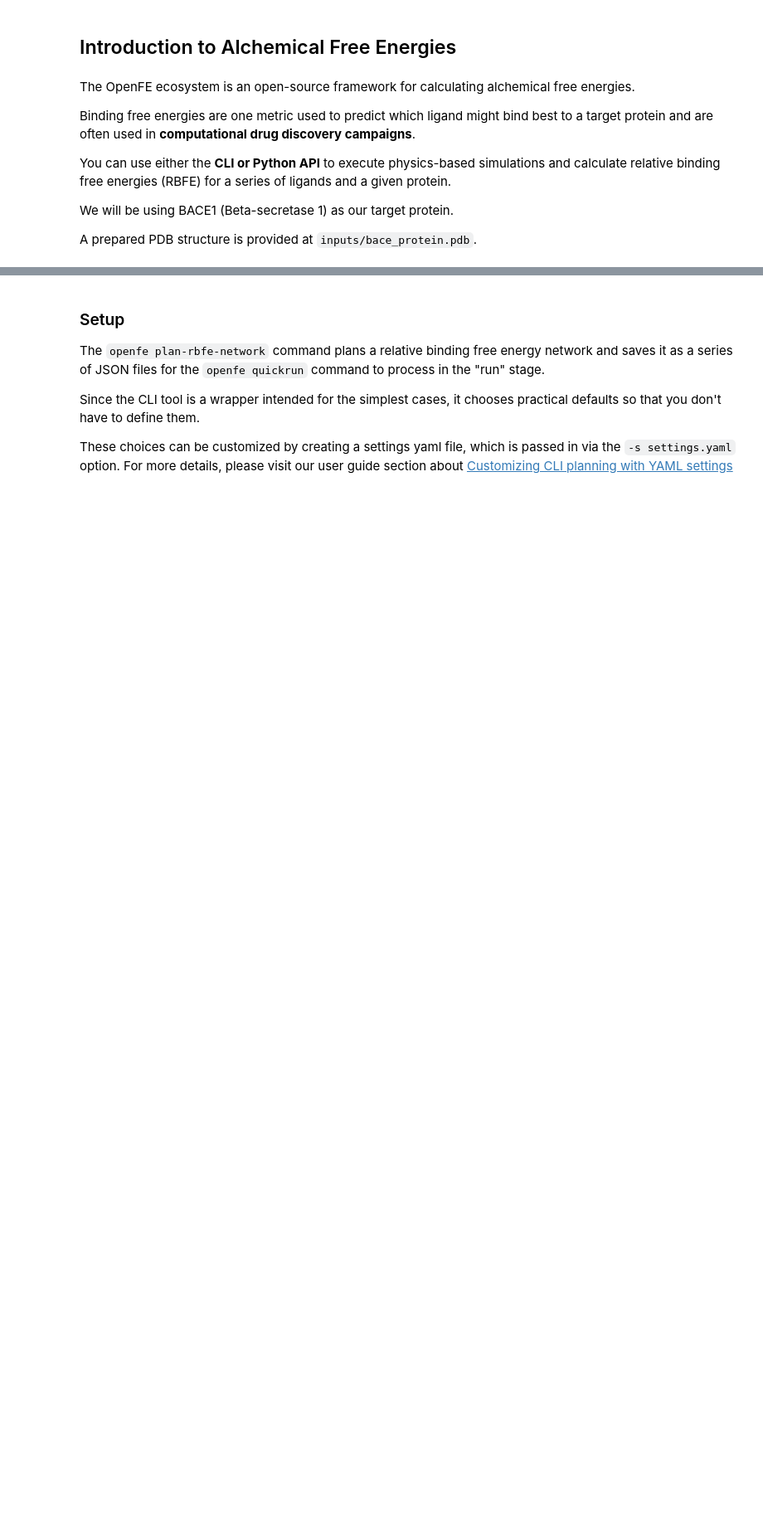
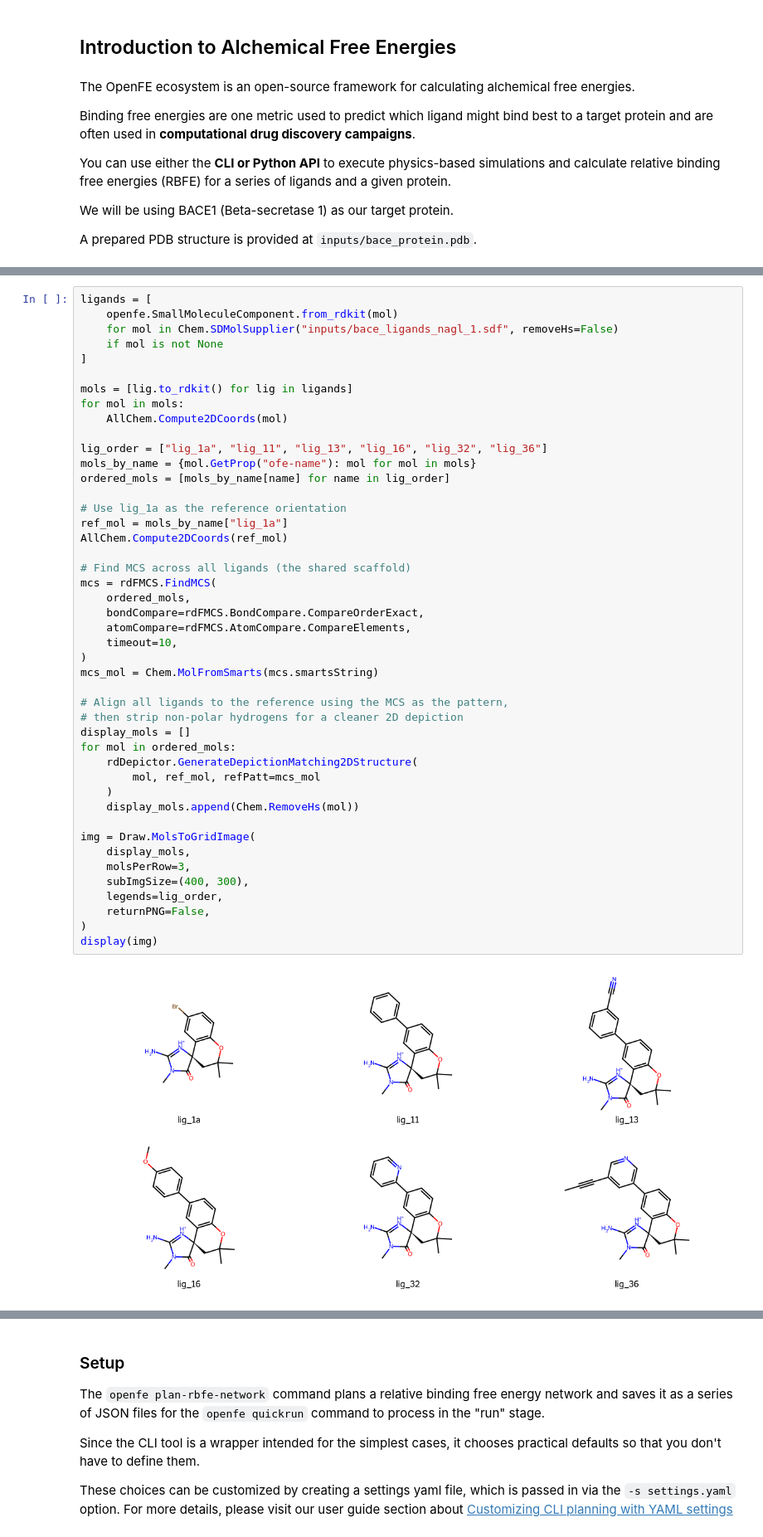
Before and after one commit to OpenFreeEnergy/openfe-demo, a Jupyter notebook: src/openfe_demo.ipynb, the cells around one changed output, grey strips where cells are left out. Shown at 83% size. Cells and saved outputs as stored; diff of their text form; blank space fills up the shorter version.

```diff
--- a/src/openfe_demo.ipynb
+++ b/src/openfe_demo.ipynb
@@ -39 +73,48 @@ _Start with one ligand as a reasonable known starting point, and explore a serie
+# %%
+ligands = [
+    openfe.SmallMoleculeComponent.from_rdkit(mol)
+    for mol in Chem.SDMolSupplier("inputs/bace_ligands_nagl_1.sdf", removeHs=False)
+    if mol is not None
+]
+
+mols = [lig.to_rdkit() for lig in ligands]
+for mol in mols:
+    AllChem.Compute2DCoords(mol)
+
+lig_order = ["lig_1a", "lig_11", "lig_13", "lig_16", "lig_32", "lig_36"]
+mols_by_name = {mol.GetProp("ofe-name"): mol for mol in mols}
+ordered_mols = [mols_by_name[name] for name in lig_order]
+
+# Use lig_1a as the reference orientation
+ref_mol = mols_by_name["lig_1a"]
+AllChem.Compute2DCoords(ref_mol)
+
+# Find MCS across all ligands (the shared scaffold)
+mcs = rdFMCS.FindMCS(
+    ordered_mols,
+    bondCompare=rdFMCS.BondCompare.CompareOrderExact,
+    atomCompare=rdFMCS.AtomCompare.CompareElements,
+    timeout=10,
+)
+mcs_mol = Chem.MolFromSmarts(mcs.smartsString)
+
+# Align all ligands to the reference using the MCS as the pattern,
+# then strip non-polar hydrogens for a cleaner 2D depiction
+display_mols = []
+for mol in ordered_mols:
+    rdDepictor.GenerateDepictionMatching2DStructure(
+        mol, ref_mol, refPatt=mcs_mol
+    )
+    display_mols.append(Chem.RemoveHs(mol))
+
+img = Draw.MolsToGridImage(
+    display_mols,
+    molsPerRow=3,
+    subImgSize=(400, 300),
+    legends=lig_order,
+    returnPNG=False,
+)
+display(img)
+# %% [output]
+[figure, added]
 # %% [markdown]
```
Also changed, not shown: parts of 38 cells of this notebook, 5 other files.
